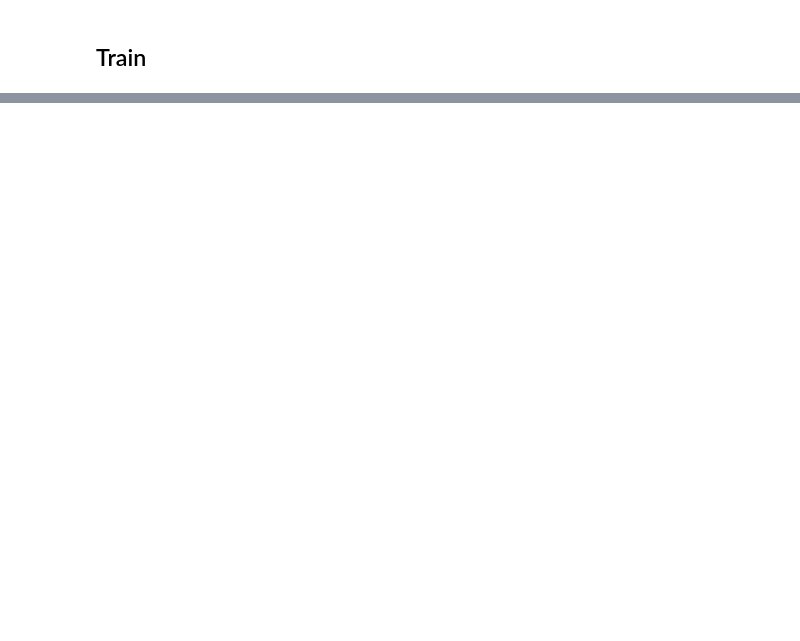
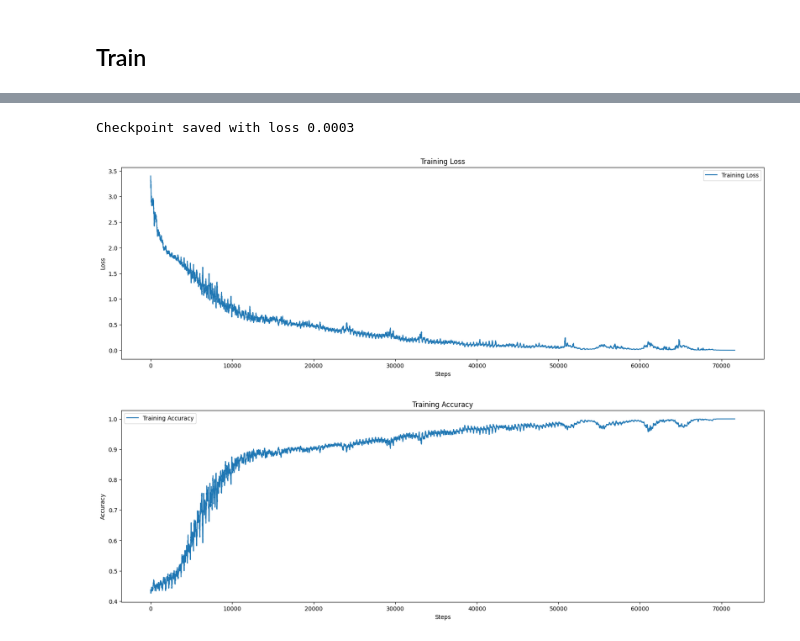
Before and after one commit to ethan-w-roland/AUNN, a Jupyter notebook: MNIST_experiment.ipynb, the cells around one changed output, grey strips where cells are left out. Drawn from its saved outputs; the diff is of its cells as text; code cells hidden in the pictures; blank space fills up the shorter version.

```diff
--- a/MNIST_experiment.ipynb
+++ b/MNIST_experiment.ipynb
@@ -295,8 +429,10 @@ print(f"Model has {model.count_params():,} parameters")
-# %%
-ex_len = 784 * 2
-num_ex = 10
-# train_bitstring = np.concat([train_bitstring[0:ex_len*num_ex]] * 1000)
-# train_bitstring = torch.tensor(train_bitstring, dtype=torch.uint8).to(device)
-# train_bitstring = torch.tensor(train_bitstring[0:ex_len*num_ex], dtype=torch.uint8).to(device)
-# train_bitstring = torch.tensor(train_bitstring, dtype=torch.uint8).to(device)
-print(len(train_bitstring))
+# %%
+criterion = nn.CrossEntropyLoss()
+lr = 1e-4
+optimizer = optim.AdamW(model.parameters(), lr=lr)
+# %%
+#DEBUG
+num_ex = 1000
+train_data = train_data[:num_ex*ex_len]
+train_data = torch.tensor(train_data, dtype=torch.uint8).to(device)
+print(f"train_data: {train_data.shape}")
@@ -373,7 +515,10 @@ plt.show()
 # %%
 save_checkpoint(model, {
     'embedding_dim': embedd_dim,
+    'id_dim': id_dim,
     'output_dim': output_dim,
     'num_layers': num_layers,
     'hidden_dim': hidden_dim
-}, optimizer, losses, filename="mnist/checkpoint.pth")
+}, optimizer, losses, filename="mnist/checkpoint_1000ex.pth")
+# %% [output]
+Checkpoint saved with loss 0.0003
@@ -415,0 +525,36 @@ print(lbl.reshape(-1, 4))
+# %%
+# Plot the loss curve
+downsample = 1
+window = 100
+
+temp = []
+for epoch in losses[num_batches*2::downsample]:
+    avg = np.mean(epoch)
+    temp.append(avg)
+temp = np.convolve(temp, np.ones(window)/window, mode='valid')
+
+plt.figure(figsize=(20, 6))
+plt.plot(temp, label="Training Loss")
+plt.xlabel("Steps")
+plt.ylabel("Loss")
+plt.title("Training Loss")
+plt.legend()
+plt.show()
+
+# Plot the accuracy curve
+temp = []
+for epoch in accuracies[num_batches*2::downsample]:
+    avg = np.mean(epoch)
+    temp.append(avg)
+temp = np.convolve(temp, np.ones(window)/window, mode='valid')
+
+plt.figure(figsize=(20, 6))
+plt.plot(temp, label="Training Accuracy")
+plt.xlabel("Steps")
+plt.ylabel("Accuracy")
+plt.title("Training Accuracy")
+plt.legend()
+plt.show()
+# %% [output]
+[figure, added]
+[figure, added]
```
Also changed, not shown: parts of 19 cells of this notebook, 5 other files.
